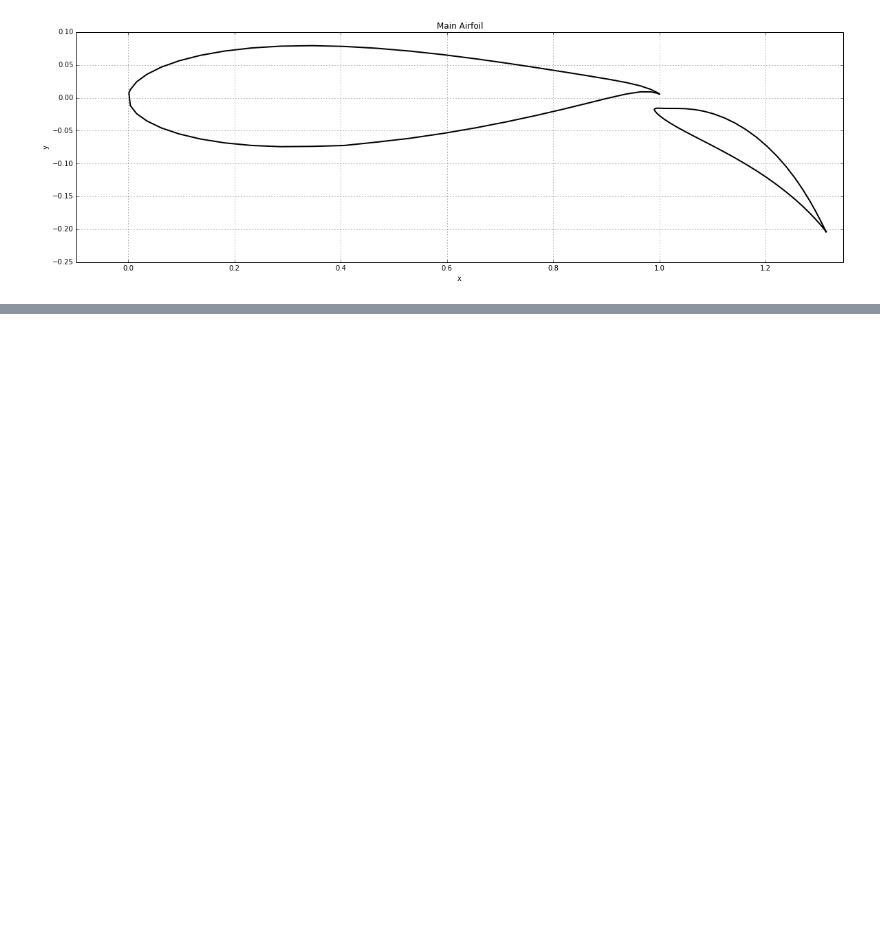
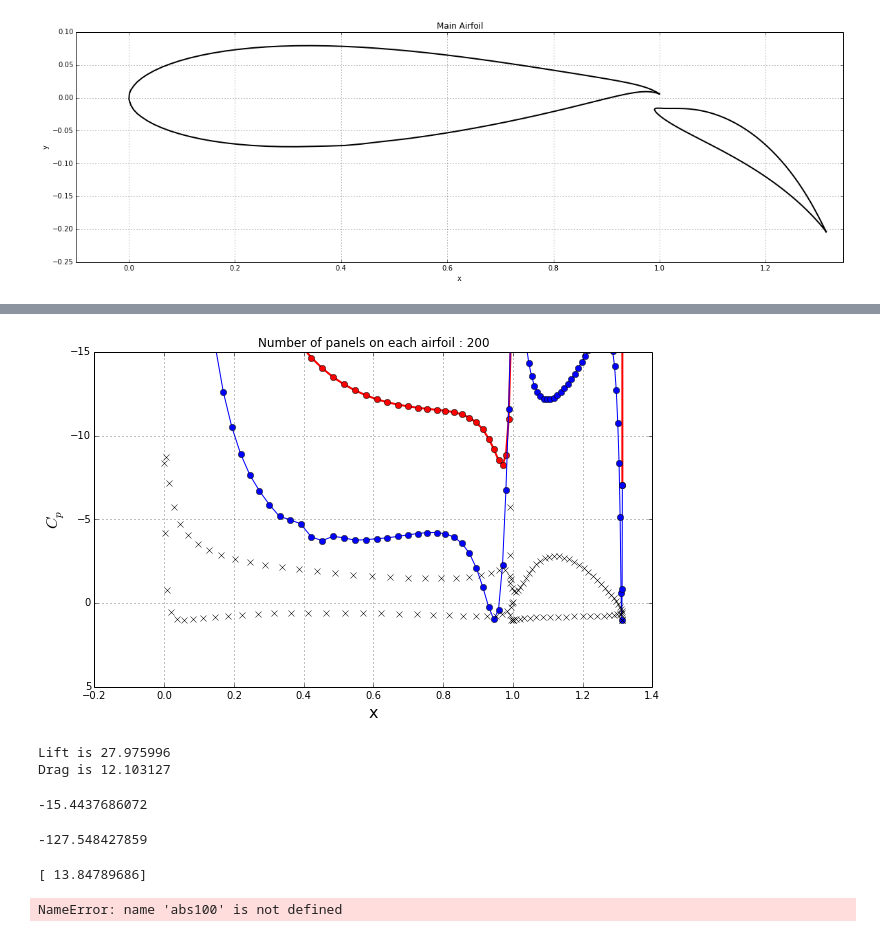
Before and after one commit to cbell14/Aero_Hydro, a Jupyter notebook: 2D_Multi_Element_Airfoil.ipynb, the cells around one changed output, grey strips where cells are left out. Cells and saved outputs as stored; diff of their text form; code cells hidden in the pictures; blank space fills up the shorter version.

```diff
--- a/2D_Multi_Element_Airfoil.ipynb
+++ b/2D_Multi_Element_Airfoil.ipynb
@@ -127,5 +121,5 @@ class Freestream:
         self.u_inf = u_inf
         self.alpha = alpha = alpha*math.pi/180
 # %%
-u_inf, alpha = 1.0, 5.0
+u_inf, alpha = 1.0, 0.0
 freestream = Freestream(u_inf, alpha)
@@ -131,0 +273,2 @@ freestream = Freestream(u_inf, alpha)
+# %%
+A = build_matrix(tot_panels)
@@ -131,0 +288,7 @@ freestream = Freestream(u_inf, alpha)
+# %%
+b = build_rhs(tot_panels, freestream)
+sigma = np.linalg.solve(A,b)
+
+for i, panel in enumerate(tot_panels):
+    panel.sigma = sigma[i]
+gamma_main, gamma_flap = sigma[-2], sigma[-1]
@@ -131,0 +354,36 @@ freestream = Freestream(u_inf, alpha)
+# %%
+x_main_theoretical, cp_main_theoretical = np.loadtxt\
+    ('resources/Cp_Main_theoretical.csv', delimiter=',', unpack=True)
+x_flap_theoretical, cp_flap_theoretical = np.loadtxt\
+    ('resources/Cp_Flap_theoretical.csv', delimiter=',', unpack=True)
+# %%
+# plots the surface pressure coefficient
+N = len(tot_panels)
+main = tot_panels[:N/2]
+flap = tot_panels[N/2:]
+
+%matplotlib inline
+plt.figure(figsize=(10, 6))
+plt.grid(True)
+plt.xlabel('x', fontsize=16)
+plt.ylabel('$C_p$', fontsize=16)
+plt.plot([panel.xc for panel in main if panel.loc == 'extrados'],
+         [panel.cp for panel in main if panel.loc == 'extrados'],
+         color='r', linestyle='-', linewidth=2, marker='o', markersize=6)
+plt.plot([panel.xc for panel in flap if panel.loc == 'extrados'],
+         [panel.cp for panel in flap if panel.loc == 'extrados'],
+         color='r', linestyle='-', linewidth=2, marker='o', markersize=6)
+plt.plot([panel.xc for panel in main if panel.loc == 'intrados'],
+         [panel.cp for panel in main if panel.loc == 'intrados'],
+         color='b', linestyle='-', linewidth=1, marker='o', markersize=6)
+plt.plot([panel.xc for panel in flap if panel.loc == 'intrados'],
+         [panel.cp for panel in flap if panel.loc == 'intrados'],
+         color='b', linestyle='-', linewidth=1, marker='o', markersize=6)
+plt.plot(x_main_theoretical, cp_main_theoretical, 'kx')
+plt.plot(x_flap_theoretical, cp_flap_theoretical, 'kx')
+plt.xlim(-0.2, 1.4)
+plt.ylim(-15, 5)
+plt.gca().invert_yaxis()
+plt.title('Number of panels on each airfoil : %d' % N);
+# %% [output]
+[figure, added]
@@ -131,0 +398,23 @@ freestream = Freestream(u_inf, alpha)
+# %%
+L, D = Get_L_D(tot_panels)
+print "Lift is %f" % L
+print "Drag is %f" % D
+# %% [output]
+Lift is 27.975996
+Drag is 12.103127
+# %%
+print tot_panels[2].cp
+# %% [output]
+-15.4437686072
+# %%
+N = len(tot_panels)
+print tot_panels[N/2+9].cp
+# %% [output]
+-127.548427859
+# %%
+abs_error = np.abs(3.7386-L) #number is old lift
+print abs_error
+print (abs100-abs_err)/abs100
+# %% [output]
+[ 13.84789686]
+NameError: name 'abs100' is not defined
```
Also changed, not shown: parts of 16 cells of this notebook.
